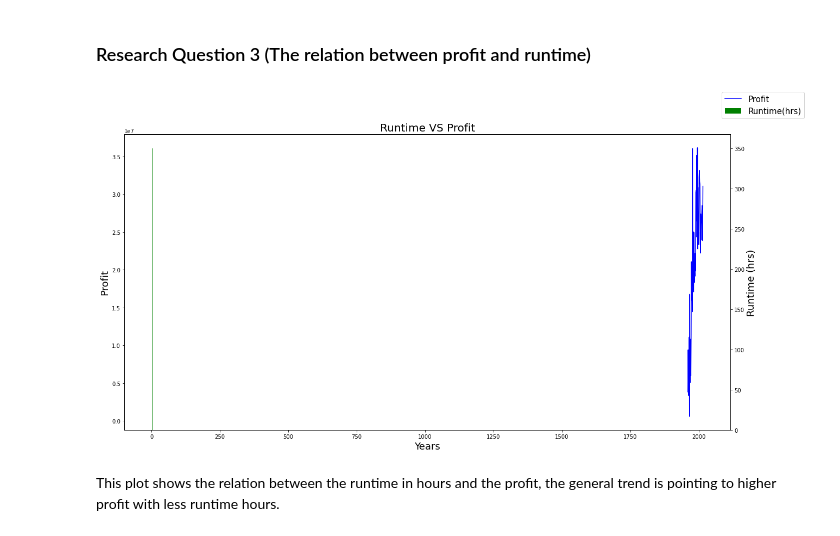
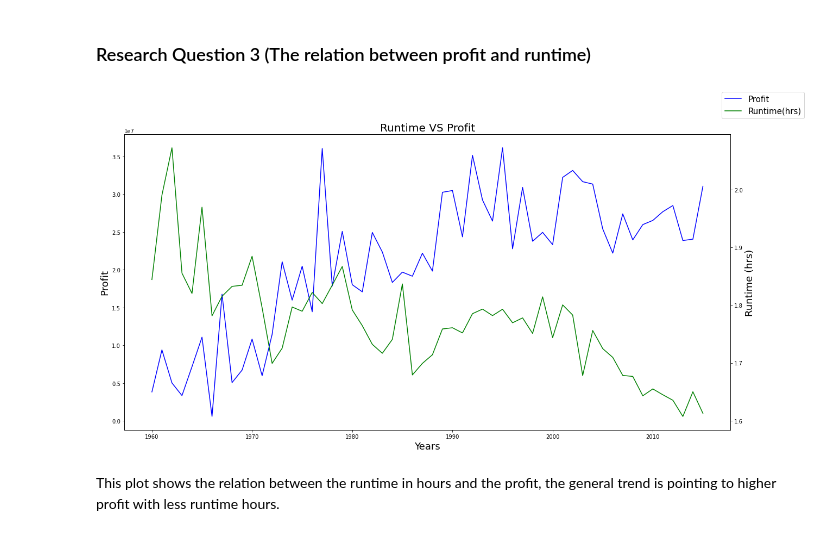
Before and after one commit to Sherif-Allam94/TMBb-movie-data, a Jupyter notebook: Investigate_a_Dataset.ipynb, the cells around one changed output. Saved outputs shown, nothing was run; the diff lists cells and outputs as text; code cells hidden in the pictures.

```diff
--- a/Investigate_a_Dataset.ipynb
+++ b/Investigate_a_Dataset.ipynb
@@ -279,16 +279,16 @@ Revenues show a leap started from 1980 and go on.
 # %%
 fig, ax1 = plt.subplots(figsize=(20, 10))
 ax2 = ax1.twinx()
 ax1.plot(df.groupby('release_year').mean()['profit'],label='Profit',color='blue')
-ax2.bar(df.groupby('release_year').mean()['runtime_hrs'],350 ,label='Runtime(hrs)', color='green')
+ax2.plot(df.groupby('release_year').mean()['runtime_hrs'] ,label='Runtime(hrs)', color='green')
 ax1.set_xlabel("Years", fontsize=18)
 ax1.set_ylabel("Profit", fontsize =18)
 ax2.set_ylabel("Runtime (hrs)", fontsize=18)
 fig.legend(prop={'size': 15})
 plt.title('Runtime VS Profit',fontsize=20)
 plt.show()
 # %% [output]
-[figure, old version]
+[figure, new version]
 # %% [markdown]
 This plot shows the relation between the runtime in hours and the profit, the general trend is pointing to higher profit with less runtime hours.
 # %% [markdown]
```
Also changed, not shown: parts of 10 cells of this notebook.
